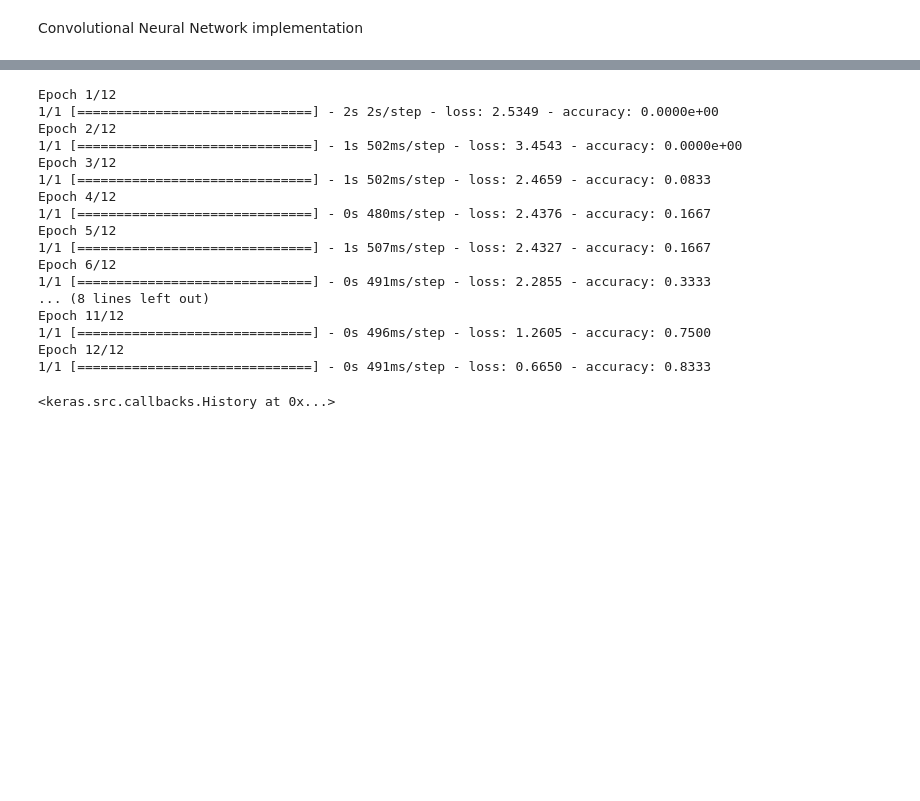
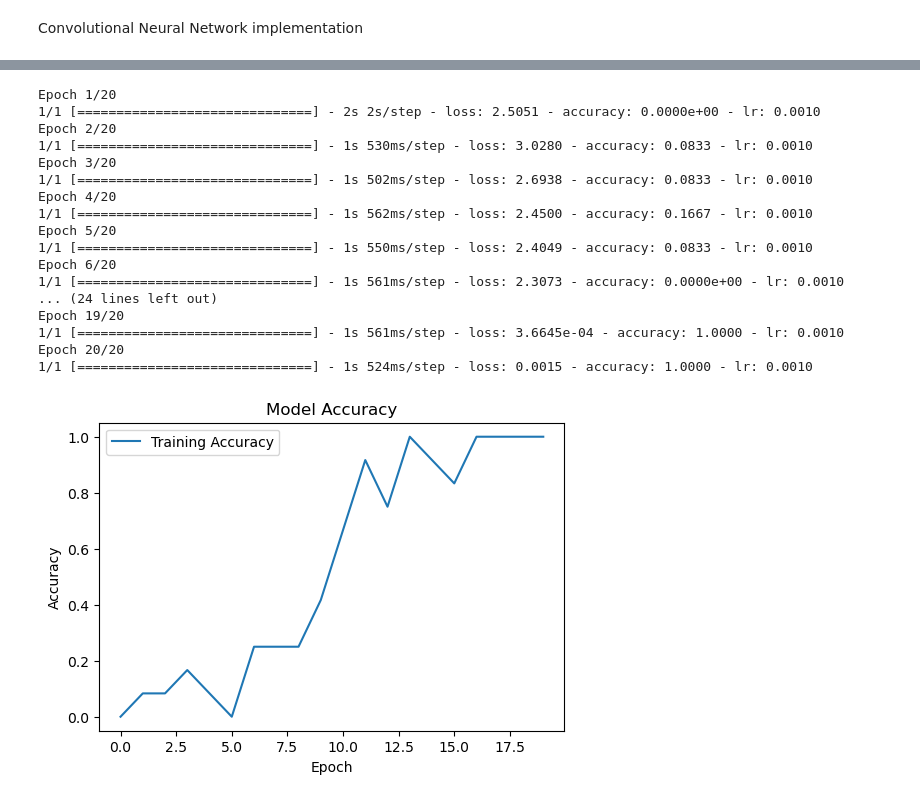
Before and after one commit to EvanJayChou/Hand-Gestures-Recognition-System, a Jupyter notebook: System.ipynb, the cells around one changed output, grey strips where cells are left out. Drawn from its saved outputs; the diff is of its cells as text; code cells hidden in the pictures; blank space fills up the shorter version.

```diff
--- a/System.ipynb
+++ b/System.ipynb
@@ -111,24 +108,37 @@ Total params: 38042412 (145.12 MB)
 Trainable params: 38042412 (145.12 MB)
 Non-trainable params: 0 (0.00 Byte)
 _________________________________________________________________
-# %%
-model.fit(data, labels2, epochs=12, batch_size=12, verbose = 1)
-# %% [output]
-Epoch 1/12
-1/1 [==============================] - 2s 2s/step - loss: 2.5349 - accuracy: 0.0000e+00
-Epoch 2/12
-1/1 [==============================] - 1s 502ms/step - loss: 3.4543 - accuracy: 0.0000e+00
-Epoch 3/12
-1/1 [==============================] - 1s 502ms/step - loss: 2.4659 - accuracy: 0.0833
-Epoch 4/12
-1/1 [==============================] - 0s 480ms/step - loss: 2.4376 - accuracy: 0.1667
-Epoch 5/12
-1/1 [==============================] - 1s 507ms/step - loss: 2.4327 - accuracy: 0.1667
-Epoch 6/12
-1/1 [==============================] - 0s 491ms/step - loss: 2.2855 - accuracy: 0.3333
-... (8 lines left out)
-Epoch 11/12
-1/1 [==============================] - 0s 496ms/step - loss: 1.2605 - accuracy: 0.7500
-Epoch 12/12
-1/1 [==============================] - 0s 491ms/step - loss: 0.6650 - accuracy: 0.8333
-<keras.src.callbacks.History at 0x...>
+# %%
+from keras.callbacks import EarlyStopping, ReduceLROnPlateau
+
+early_stopping = EarlyStopping(monitor='loss', patience=10, restore_best_weights=True)
+reduce_lr = ReduceLROnPlateau(monitor='loss', factor=0.2, patience=5, min_lr=1)
+
+history = model.fit(data, labels2, epochs=20, batch_size=12, verbose = 1, callbacks=[early_stopping, reduce_lr])
+
+plt.figure(figsize=(6, 4))
+plt.plot(history.history['accuracy'], label='Training Accuracy')
+plt.title('Model Accuracy')
+plt.xlabel('Epoch')
+plt.ylabel('Accuracy')
+plt.legend(loc='upper left')
+plt.show()
+# %% [output]
+Epoch 1/20
+1/1 [==============================] - 2s 2s/step - loss: 2.5051 - accuracy: 0.0000e+00 - lr: 0.0010
+Epoch 2/20
+1/1 [==============================] - 1s 530ms/step - loss: 3.0280 - accuracy: 0.0833 - lr: 0.0010
+Epoch 3/20
+1/1 [==============================] - 1s 502ms/step - loss: 2.6938 - accuracy: 0.0833 - lr: 0.0010
+Epoch 4/20
+1/1 [==============================] - 1s 562ms/step - loss: 2.4500 - accuracy: 0.1667 - lr: 0.0010
+Epoch 5/20
+1/1 [==============================] - 1s 550ms/step - loss: 2.4049 - accuracy: 0.0833 - lr: 0.0010
+Epoch 6/20
+1/1 [==============================] - 1s 561ms/step - loss: 2.3073 - accuracy: 0.0000e+00 - lr: 0.0010
+... (24 lines left out)
+Epoch 19/20
+1/1 [==============================] - 1s 561ms/step - loss: 3.6645e-04 - accuracy: 1.0000 - lr: 0.0010
+Epoch 20/20
+1/1 [==============================] - 1s 524ms/step - loss: 0.0015 - accuracy: 1.0000 - lr: 0.0010
+[figure, added]
```
Also changed, not shown: parts of 3 cells of this notebook, 1 other file.
